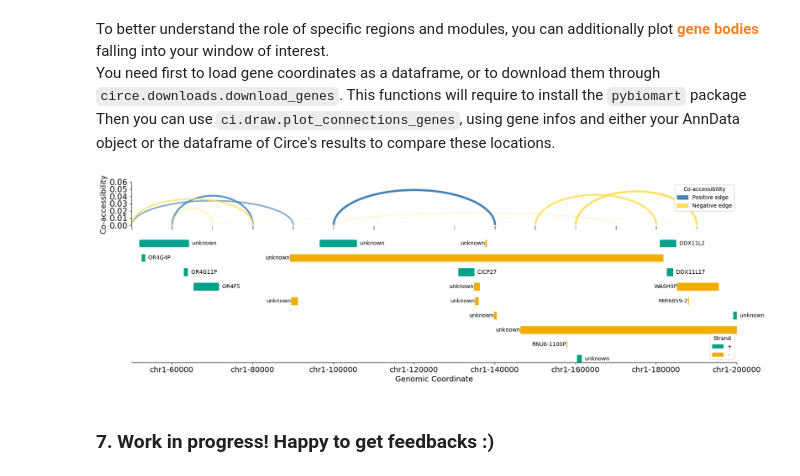
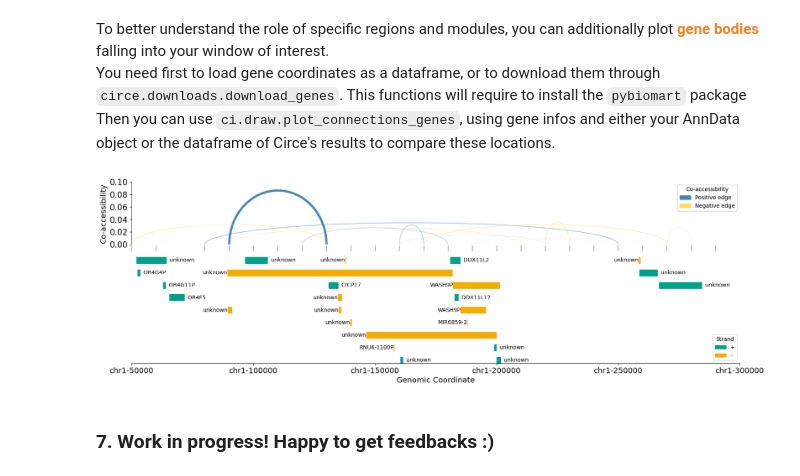
Before and after one commit to cantinilab/Circe, a Jupyter notebook: Examples/Minimal_example.ipynb, the cells around one changed output. Cells and saved outputs as stored; diff of their text form; code cells hidden in the pictures.

```diff
--- a/Examples/Minimal_example.ipynb
+++ b/Examples/Minimal_example.ipynb
@@ -310,23 +307,23 @@ genes_df = ci.downloads.download_genes()
 # %%
 
 import matplotlib.pyplot as plt
 fig, ax = plt.subplots(1, figsize = (20, 6))
 ci.draw.plot_connections_genes(
     connections=atac,
     genes=genes_df,
     chromosome="chr1",
     start=50_000,
-    end=200_000,
+    end=300_000,
     gene_spacing=30_000,
     y_lim_top=-0.01,
     abs_threshold=0.0,
     track_spacing=0.01,
     track_width=0.01,
     legend=True,
     ax=ax
 )
 # %% [output]
-[figure, old version]
+[figure, new version]
 # %% [markdown]
 ### 7. Work in progress! Happy to get feedbacks :)
 # %% [markdown]
```
Also changed, not shown: parts of 12 cells of this notebook, 1 other file.
